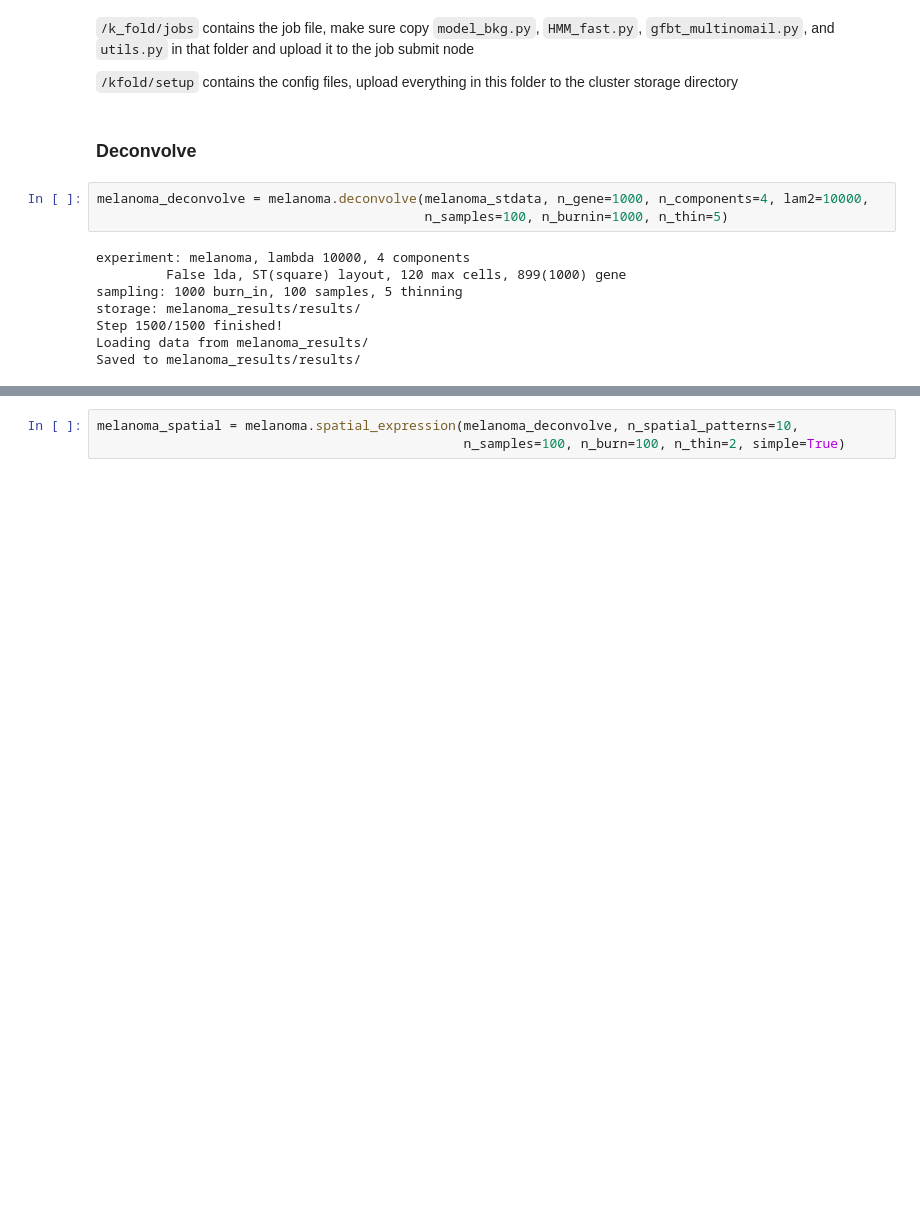
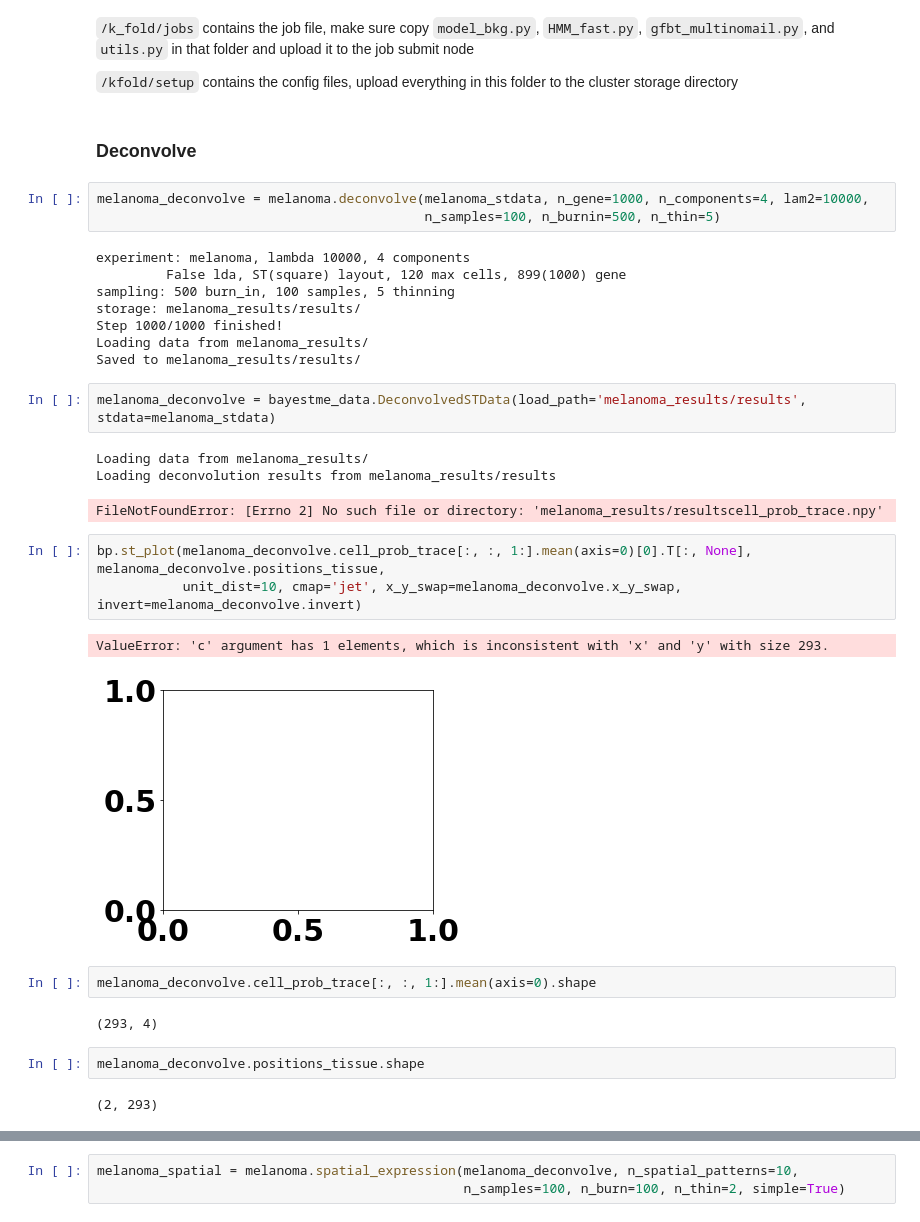
Before and after one commit to jeffquinn-msk/BayesTME, a Jupyter notebook: demo.ipynb, the cells around one changed output, grey strips where cells are left out. Drawn from its saved outputs; the diff is of its cells as text; blank space fills up the shorter version.

Commit message:
storage and plot

```diff
--- a/demo.ipynb
+++ b/demo.ipynb
@@ -197,15 +197,35 @@ log/error at melanoma_results/k_fold/setup/outputs
 ### Deconvolve
 # %%
 melanoma_deconvolve = melanoma.deconvolve(melanoma_stdata, n_gene=1000, n_components=4, lam2=10000,
-                                          n_samples=100, n_burnin=1000, n_thin=5)
+                                          n_samples=100, n_burnin=500, n_thin=5)
 # %% [output]
 experiment: melanoma, lambda 10000, 4 components
          False lda, ST(square) layout, 120 max cells, 899(1000) gene
-sampling: 1000 burn_in, 100 samples, 5 thinning
+sampling: 500 burn_in, 100 samples, 5 thinning
 storage: melanoma_results/results/
-Step 1500/1500 finished!
+Step 1000/1000 finished!
 Loading data from melanoma_results/
 Saved to melanoma_results/results/
+# %%
+melanoma_deconvolve = bayestme_data.DeconvolvedSTData(load_path='melanoma_results/results', stdata=melanoma_stdata)
+# %% [output]
+Loading data from melanoma_results/
+Loading deconvolution results from melanoma_results/results
+FileNotFoundError: [Errno 2] No such file or directory: 'melanoma_results/resultscell_prob_trace.npy'
+# %%
+bp.st_plot(melanoma_deconvolve.cell_prob_trace[:, :, 1:].mean(axis=0)[0].T[:, None], melanoma_deconvolve.positions_tissue,
+           unit_dist=10, cmap='jet', x_y_swap=melanoma_deconvolve.x_y_swap, invert=melanoma_deconvolve.invert)
+# %% [output]
+ValueError: 'c' argument has 1 elements, which is inconsistent with 'x' and 'y' with size 293.
+[figure, added]
+# %%
+melanoma_deconvolve.cell_prob_trace[:, :, 1:].mean(axis=0).shape
+# %% [output]
+(293, 4)
+# %%
+melanoma_deconvolve.positions_tissue.shape
+# %% [output]
+(2, 293)
 # %%
 melanoma_deconvolve = bayestme_data.DeconvolvedSTData(stdata=melanoma_stdata, load_path='melanoma_results/results/')
 with sns.axes_style('white'):
```
Also changed, not shown: parts of 2 cells of this notebook, 2 other files.
